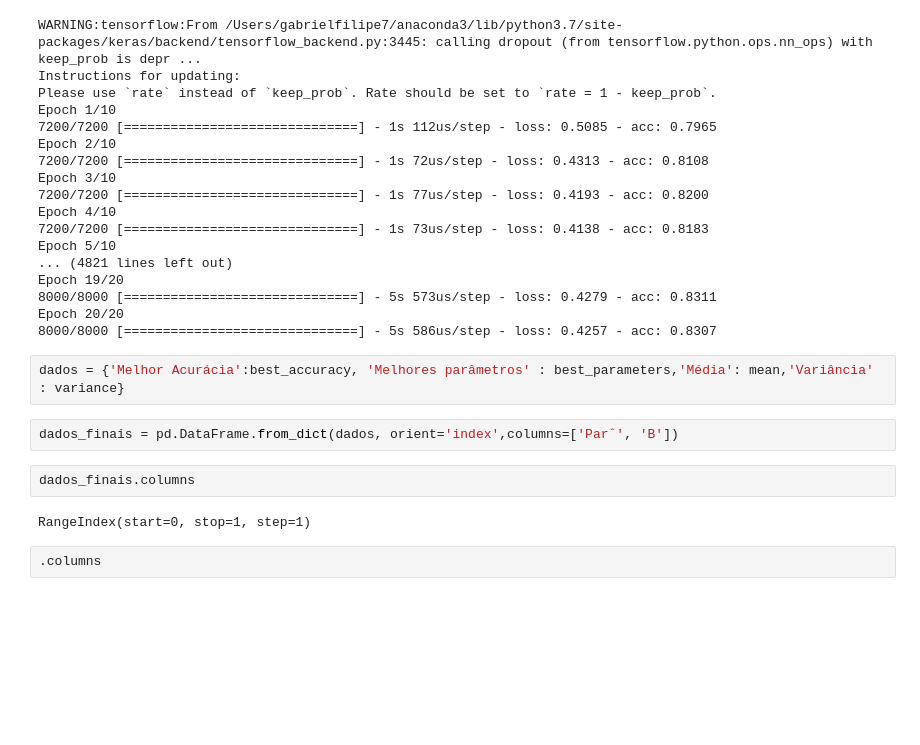
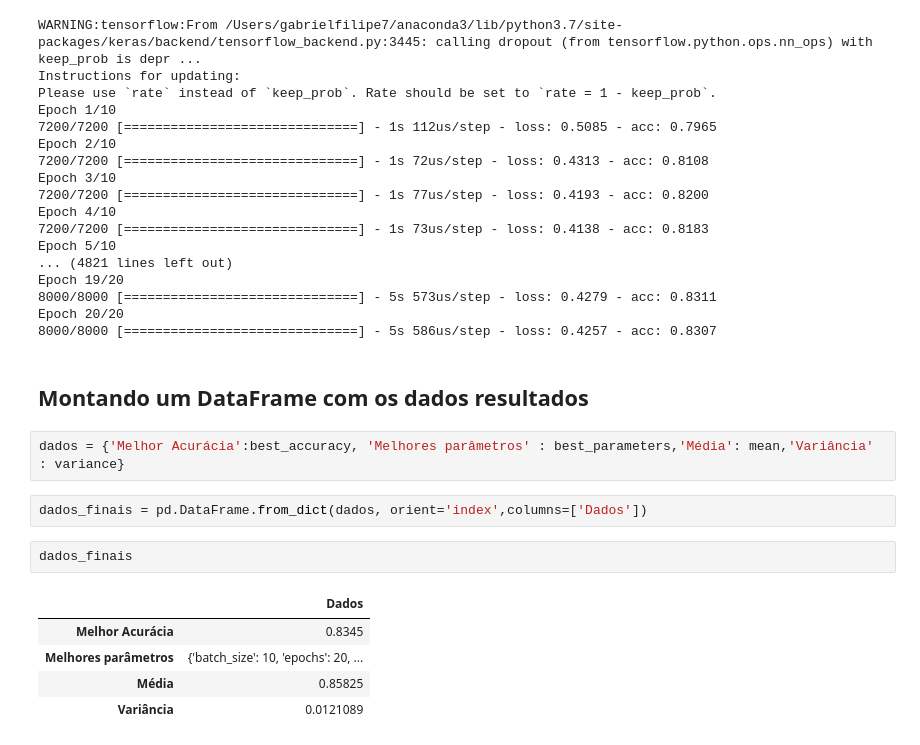
Before and after one commit to deeplearningunb/building-ann, a Jupyter notebook: ArtificialNeuralNetwork.ipynb, the cells around one changed output. Drawn from its saved outputs; the diff is of its cells as text; blank space fills up the shorter version.

```diff
--- a/ArtificialNeuralNetwork.ipynb
+++ b/ArtificialNeuralNetwork.ipynb
@@ -207,13 +207,17 @@ Epoch 19/20
 8000/8000 [==============================] - 5s 573us/step - loss: 0.4279 - acc: 0.8311
 Epoch 20/20
 8000/8000 [==============================] - 5s 586us/step - loss: 0.4257 - acc: 0.8307
+# %% [markdown]
+## Montando um DataFrame com os dados resultados
 # %%
 dados = {'Melhor Acurácia':best_accuracy, 'Melhores parâmetros' : best_parameters,'Média': mean,'Variância' : variance}
 # %%
-dados_finais = pd.DataFrame.from_dict(dados, orient='index',columns=['Parˆ', 'B'])
+dados_finais = pd.DataFrame.from_dict(dados, orient='index',columns=['Dados'])
 # %%
-dados_finais.columns
+dados_finais
 # %% [output]
-RangeIndex(start=0, stop=1, step=1)
+|  | Dados |
+| Melhor Acurácia | 0.8345 |
+| Melhores parâmetros | {'batch_size': 10, 'epochs': 20, ... |
+| Média | 0.85825 |
+| Variância | 0.0121089 |
-# %%
-.columns
```
